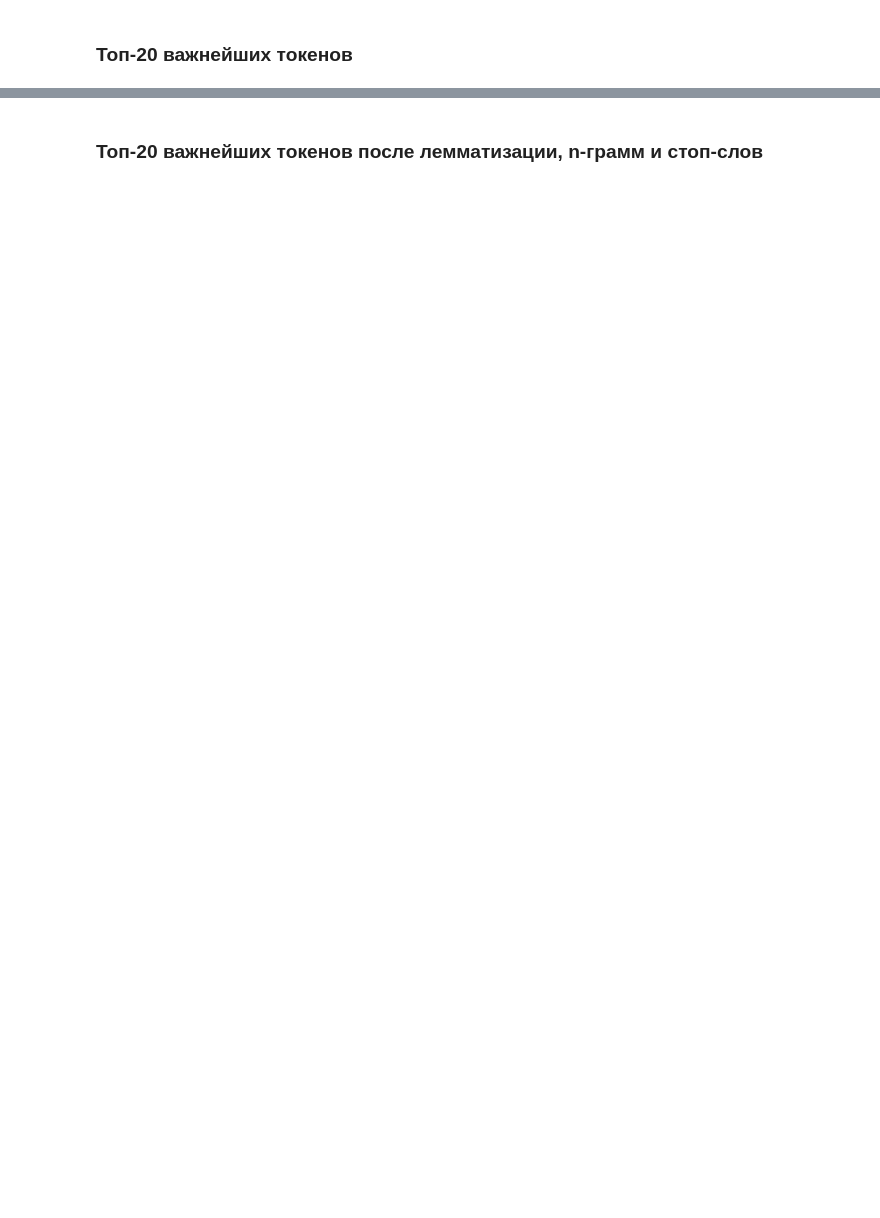
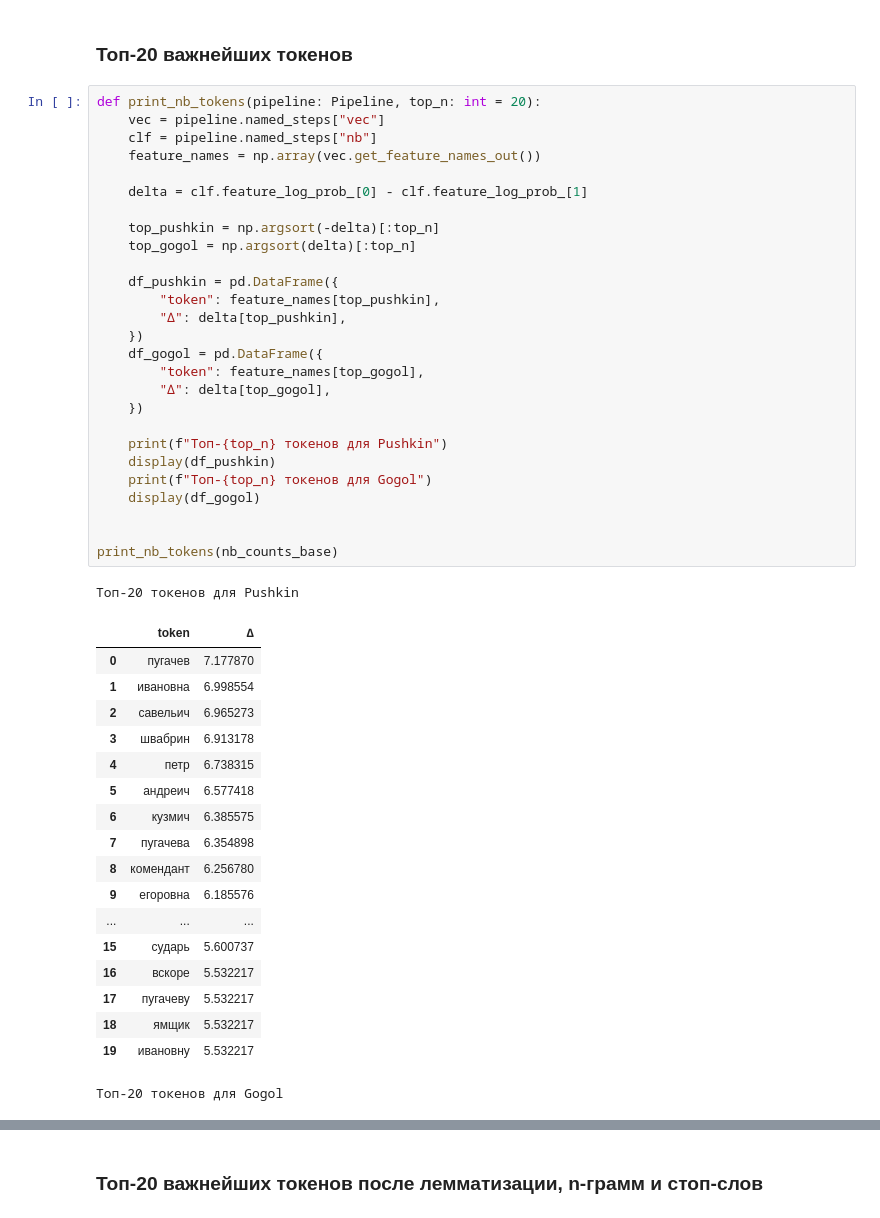
Before and after one commit to liminalvoid/nlp, a Jupyter notebook: sem_2.ipynb, the cells around one changed output, grey strips where cells are left out. Saved outputs shown, nothing was run; the diff lists cells and outputs as text; blank space fills up the shorter version.

```diff
--- a/sem_2.ipynb
+++ b/sem_2.ipynb
@@ -673,2 +709,49 @@ nb_counts_base = Pipeline([
 # %% [markdown]
 ### Топ-20 важнейших токенов
+# %%
+def print_nb_tokens(pipeline: Pipeline, top_n: int = 20):
+    vec = pipeline.named_steps["vec"]
+    clf = pipeline.named_steps["nb"]
+    feature_names = np.array(vec.get_feature_names_out())
+
+    delta = clf.feature_log_prob_[0] - clf.feature_log_prob_[1]
+
+    top_pushkin = np.argsort(-delta)[:top_n]
+    top_gogol = np.argsort(delta)[:top_n]
+
+    df_pushkin = pd.DataFrame({
+        "token": feature_names[top_pushkin],
+        "∆": delta[top_pushkin],
+    })
+    df_gogol = pd.DataFrame({
+        "token": feature_names[top_gogol],
+        "∆": delta[top_gogol],
+    })
+
+    print(f"Топ-{top_n} токенов для Pushkin")
+    display(df_pushkin)
+    print(f"Топ-{top_n} токенов для Gogol")
+    display(df_gogol)
+
+
+print_nb_tokens(nb_counts_base)
+# %% [output]
+Топ-20 токенов для Pushkin
+|  | token | ∆ |
+| 0 | пугачев | 7.177870 |
+| 1 | ивановна | 6.998554 |
+| 2 | савельич | 6.965273 |
+| 3 | швабрин | 6.913178 |
+| 4 | петр | 6.738315 |
+| 5 | андреич | 6.577418 |
+| 6 | кузмич | 6.385575 |
+| 7 | пугачева | 6.354898 |
+| 8 | комендант | 6.256780 |
+| 9 | егоровна | 6.185576 |
+| ... | ... | ... |
+| 15 | сударь | 5.600737 |
+| 16 | вскоре | 5.532217 |
+| 17 | пугачеву | 5.532217 |
+| 18 | ямщик | 5.532217 |
+| 19 | ивановну | 5.532217 |
+Топ-20 токенов для Gogol
```
Also changed, not shown: parts of 34 cells of this notebook.
